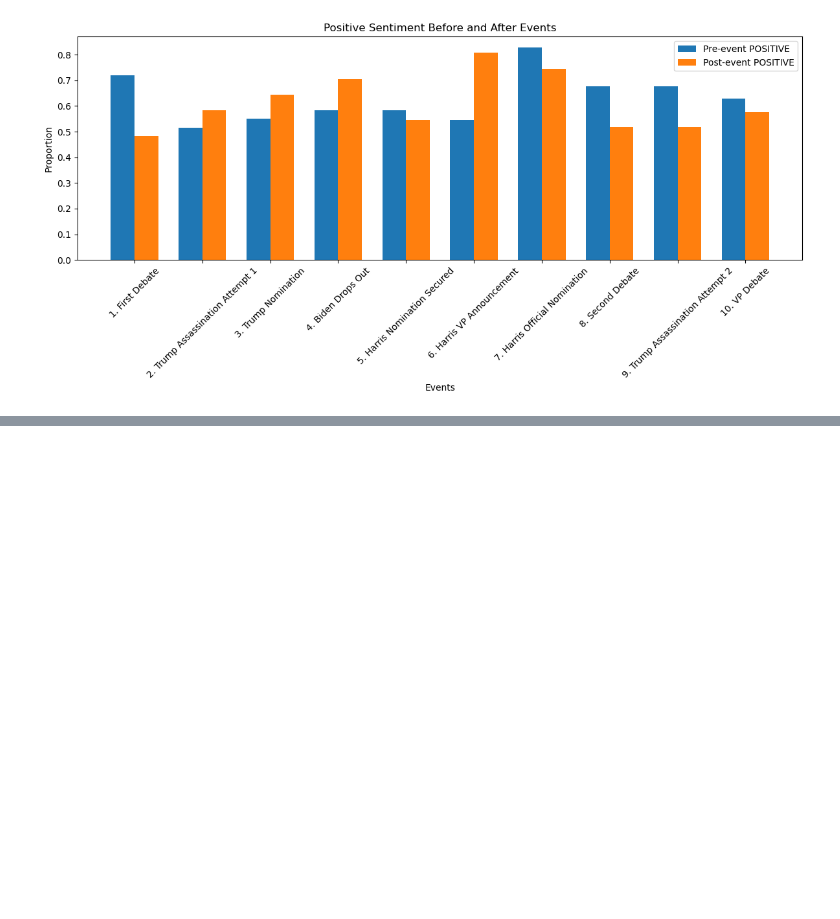
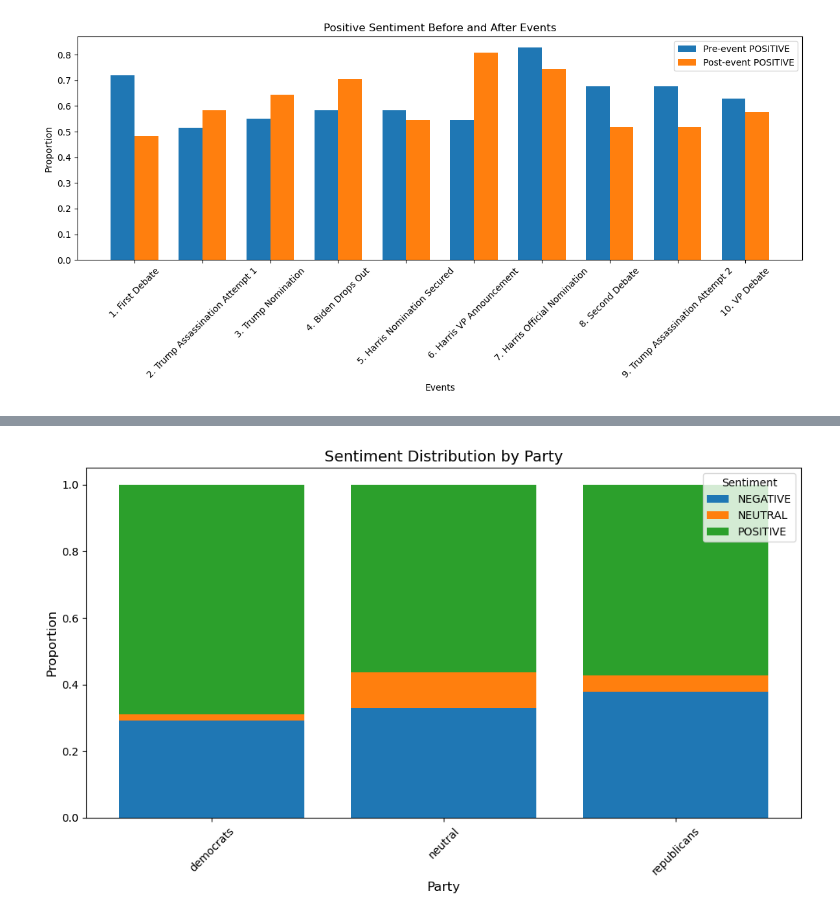
Before and after one commit to maurice1117/election-news-TM, a Jupyter notebook: main.ipynb, the cells around one changed output, grey strips where cells are left out. Drawn from its saved outputs; the diff is of its cells as text; code cells hidden in the pictures; blank space fills up the shorter version.

```diff
--- a/main.ipynb
+++ b/main.ipynb
@@ -459,0 +462,20 @@ plt.show()
+# %%
+# 定義關鍵詞列表
+democrat_keywords = ['biden', 'democrats', 'liberal', 'progressive']
+republican_keywords = ['trump', 'republicans', 'conservative', 'right-wing']
+
+def determine_party(text):
+    democrat_score = sum(text.lower().count(word) for word in democrat_keywords)
+    republican_score = sum(text.lower().count(word) for word in republican_keywords)
+    if democrat_score > republican_score:
+        return 'democrats'
+    elif republican_score > democrat_score:
+        return 'republicans'
+    else:
+        return 'neutral'
+
+data['primary_party'] = data['cleaned_text'].apply(determine_party)
+# %%
+primary_party_sentiment = data.groupby('primary_party')['sentiment'].value_counts(normalize=True).unstack()
+print("Sentiment distribution by primary_party:")
+print(primary_party_sentiment)
@@ -459,0 +512,29 @@ plt.show()
+# %%
+# 設置圖表大小
+plt.figure(figsize=(10, 6))
+
+# 獲取情感類型（如 POSITIVE、NEGATIVE、NEUTRAL）
+sentiments = primary_party_sentiment.columns
+
+# 堆疊每個政黨的情感比例
+for sentiment in sentiments:
+    plt.bar(
+        primary_party_sentiment.index,
+        primary_party_sentiment[sentiment],
+        label=sentiment,
+        bottom=primary_party_sentiment[sentiments[:sentiments.tolist().index(sentiment)]].sum(axis=1)
+        if sentiment != sentiments[0] else None
+    )
+
+# 添加圖表標題和軸標籤
+plt.title("Sentiment Distribution by Party", fontsize=14)
+plt.xlabel("Party", fontsize=12)
+plt.ylabel("Proportion", fontsize=12)
+plt.xticks(rotation=45)
+plt.legend(title="Sentiment")
+
+# 顯示圖表
+plt.tight_layout()
+plt.show()
+# %% [output]
+[figure, added]
```
Also changed, not shown: parts of 3 cells of this notebook.
